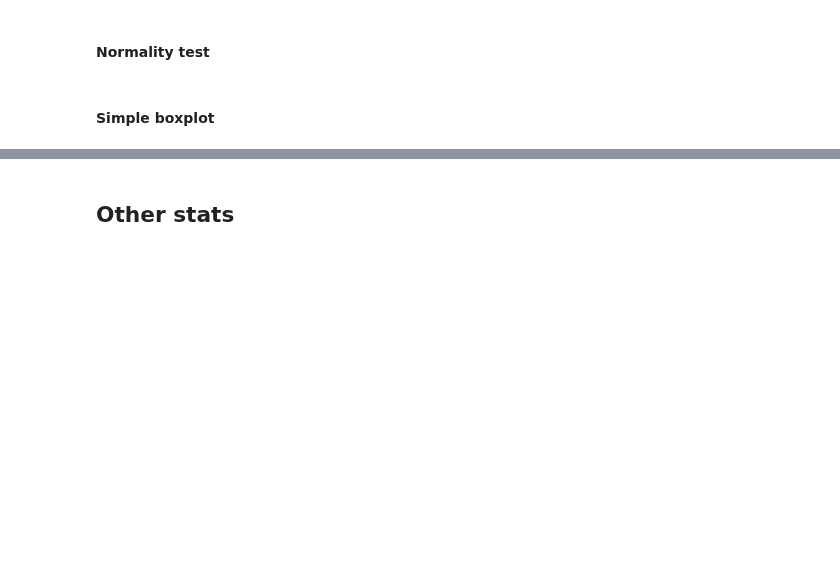
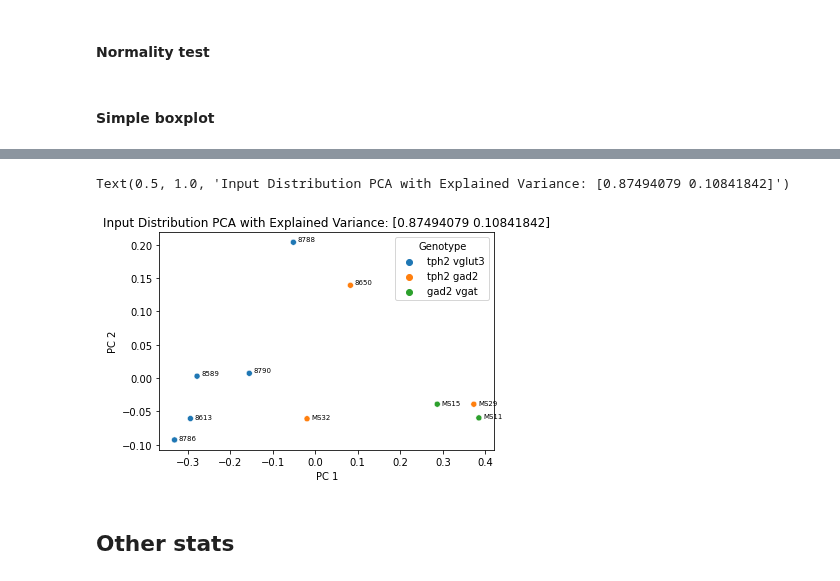
Before and after one commit to neurodata/brainlit, a Jupyter notebook: experiments/BrainLine/axon_analysis.ipynb, the cells around one changed output, grey strips where cells are left out. Drawn from its saved outputs; the diff is of its cells as text; code cells hidden in the pictures; blank space fills up the shorter version.

```diff
--- a/experiments/BrainLine/axon_analysis.ipynb
+++ b/experiments/BrainLine/axon_analysis.ipynb
@@ -786,3 +713,44 @@ ad.region_barchart(
+# %%
+brain2paths = ad.brain2paths
+region_graph = ad.region_graph
+
+data_mat = np.zeros((len(brain_ids), len(regions_coarse)))
+
+
+for bn, brain_id in enumerate(brain_ids):
+    for rn, region in enumerate(regions_coarse):
+        data_mat[bn, rn] = region_graph.nodes[region][brain_id + " axon"]/region_graph.nodes[997][brain_id + " axon"]
+
+pca = PCA(n_components=2)
+X_2 = pca.fit_transform(data_mat)
+
+df_pca = {
+    "PC 1": X_2[:, 0],
+    "PC 2": X_2[:, 1],
+    "Genotype": [brain2paths[brain_id]["subtype"] for brain_id in brain_ids],
+    "Brain ID": brain_ids,
+}
+df_pca = pd.DataFrame(data=df_pca)
+
+fig, ax = plt.subplots(1,1)
+sns.scatterplot(data=df_pca, x="PC 1", y="PC 2", hue="Genotype", ax=ax)
+
+
+for i in range(df_pca.shape[0]):
+    sign = 2*(df_pca["PC 2"][i] > 0) - 1
+    plt.text(
+        x=df_pca["PC 1"][i] + 0.01,
+        y=df_pca["PC 2"][i] + sign*0.001,
+        s=df_pca["Brain ID"][i],
+        fontdict=dict(color="black", size=7),
+    )
+
+plt.title(
+    f"Input Distribution PCA with Explained Variance: {pca.explained_variance_ratio_}"
+)
+# %% [output]
+Text(0.5, 1.0, 'Input Distribution PCA with Explained Variance: [0.87494079 0.10841842]')
+[figure, added]
 # %% [markdown]
 ## Other stats
 # %% [markdown]
```
Also changed, not shown: parts of 13 cells of this notebook, 2 other files.
